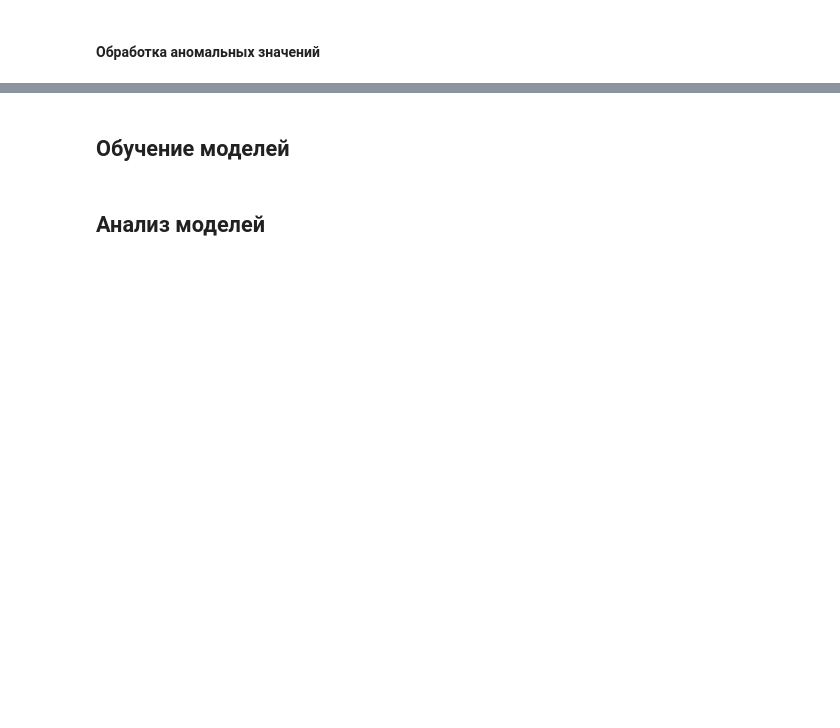
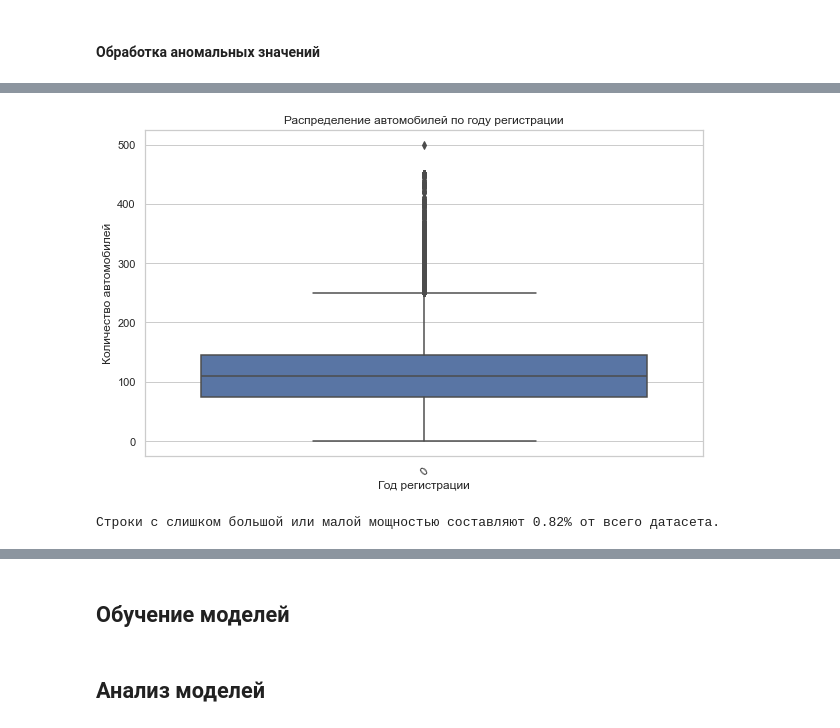
Before and after one commit to EPrutskoy/Car-Service-Yndex-Project, a Jupyter notebook: c71922ff-725e-49ec-bb47-35977b79edc9.ipynb, the cells around one changed output, grey strips where cells are left out. Drawn from its saved outputs; the diff is of its cells as text; code cells hidden in the pictures; blank space fills up the shorter version.

```diff
--- a/c71922ff-725e-49ec-bb47-35977b79edc9.ipynb
+++ b/c71922ff-725e-49ec-bb47-35977b79edc9.ipynb
@@ -286,0 +475,15 @@ data.describe()
+# %%
+sns.set(style="whitegrid")
+plt.figure(figsize=(10, 6))
+sns.boxplot(data['power'])
+plt.title('Распределение автомобилей по году регистрации')
+plt.xlabel('Год регистрации')
+plt.ylabel('Количество автомобилей')
+plt.xticks(rotation=45)
+plt.show()
+# %% [output]
+[figure, added]
+# %%
+print(f"Строки с слишком большой или малой мощностью составляют {(len(data[(data['power'] < 45) |   (data['power'] > 450)]) / len(data)) * 100:.2f}% от всего датасета.")
+# %% [output]
+Строки с слишком большой или малой мощностью составляют 0.82% от всего датасета.
```
Also changed, not shown: parts of 30 cells of this notebook.
